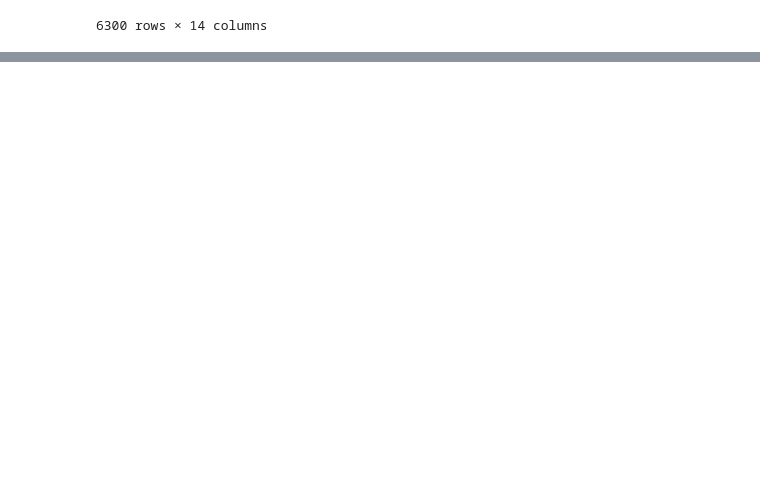
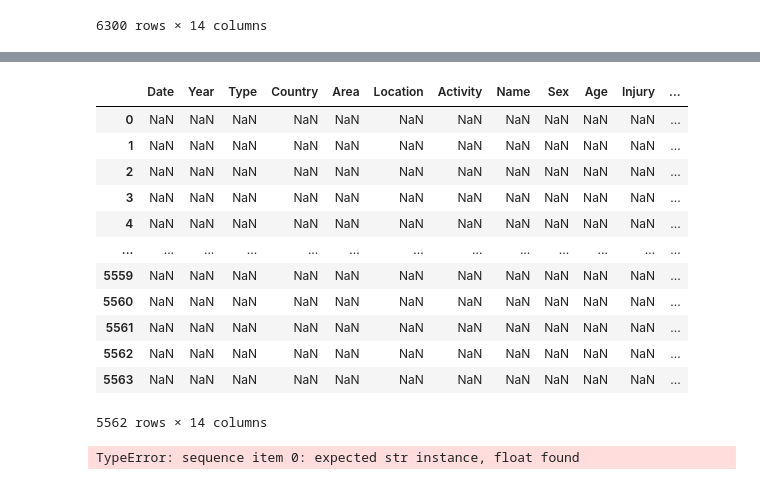
Before and after one commit to miguelpalospou/Project-I---EDA, a Jupyter notebook: exploration.ipynb, the cells around one changed output, grey strips where cells are left out. Drawn from its saved outputs; the diff is of its cells as text; code cells hidden in the pictures; blank space fills up the shorter version.

```diff
--- a/exploration.ipynb
+++ b/exploration.ipynb
@@ -279,0 +302,4 @@ Before proceeding, there is more cleaning we have to do.
+# %%
+pd.set_option('display.max_rows', 10)
+sharks_clean=sharks[(sharks.Year>=1900) & (sharks.Year<=2018)]
+sharks_clean
@@ -279,0 +409,23 @@ Before proceeding, there is more cleaning we have to do.
+# %%
+pattern = r'\b(?:\w{3}-(\d{4})|\d{2}-(\w{3})-(\d{4})|Reported (\d{2})-(\w{3})-(\d{4}))\b'
+matches = sharks_clean["Date"].str.extract(pattern, expand=False)
+filtered_df = sharks_clean[matches.notnull()]
+filtered_df
+# %% [output]
+|  | Date | Year | Type | Country | Area | Location | Activity | Name | Sex | Age | Injury | ... |
+| 0 | NaN | NaN | NaN | NaN | NaN | NaN | NaN | NaN | NaN | NaN | NaN | ... |
+| 1 | NaN | NaN | NaN | NaN | NaN | NaN | NaN | NaN | NaN | NaN | NaN | ... |
+| 2 | NaN | NaN | NaN | NaN | NaN | NaN | NaN | NaN | NaN | NaN | NaN | ... |
+| 3 | NaN | NaN | NaN | NaN | NaN | NaN | NaN | NaN | NaN | NaN | NaN | ... |
+| 4 | NaN | NaN | NaN | NaN | NaN | NaN | NaN | NaN | NaN | NaN | NaN | ... |
+| ... | ... | ... | ... | ... | ... | ... | ... | ... | ... | ... | ... | ... |
+| 5559 | NaN | NaN | NaN | NaN | NaN | NaN | NaN | NaN | NaN | NaN | NaN | ... |
+| 5560 | NaN | NaN | NaN | NaN | NaN | NaN | NaN | NaN | NaN | NaN | NaN | ... |
+| 5561 | NaN | NaN | NaN | NaN | NaN | NaN | NaN | NaN | NaN | NaN | NaN | ... |
+| 5562 | NaN | NaN | NaN | NaN | NaN | NaN | NaN | NaN | NaN | NaN | NaN | ... |
+| 5563 | NaN | NaN | NaN | NaN | NaN | NaN | NaN | NaN | NaN | NaN | NaN | ... |
+5562 rows × 14 columns
+# %%
+sharks_clean['Month'] = sharks_clean['Date'].str.extract(pattern).apply(lambda x: ''.join(x), axis=1).str[2:5]
+# %% [output]
+TypeError: sequence item 0: expected str instance, float found
```
Also changed, not shown: parts of 16 cells of this notebook.
